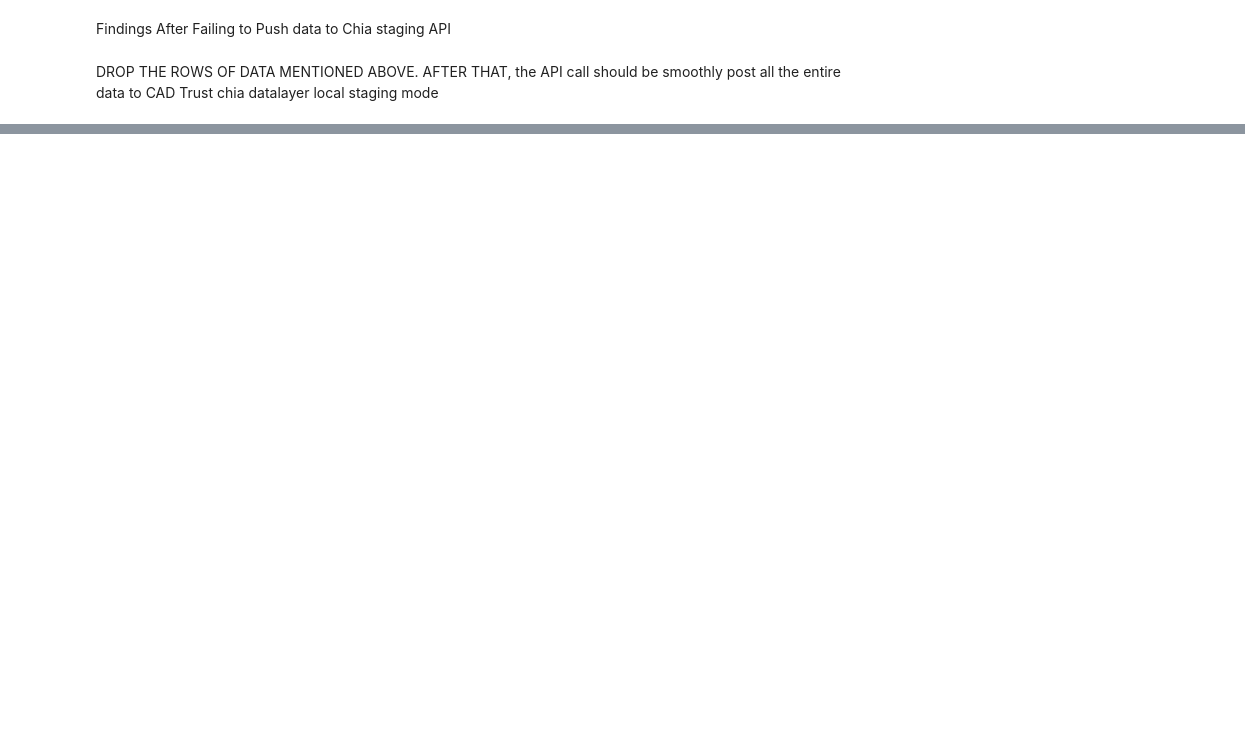
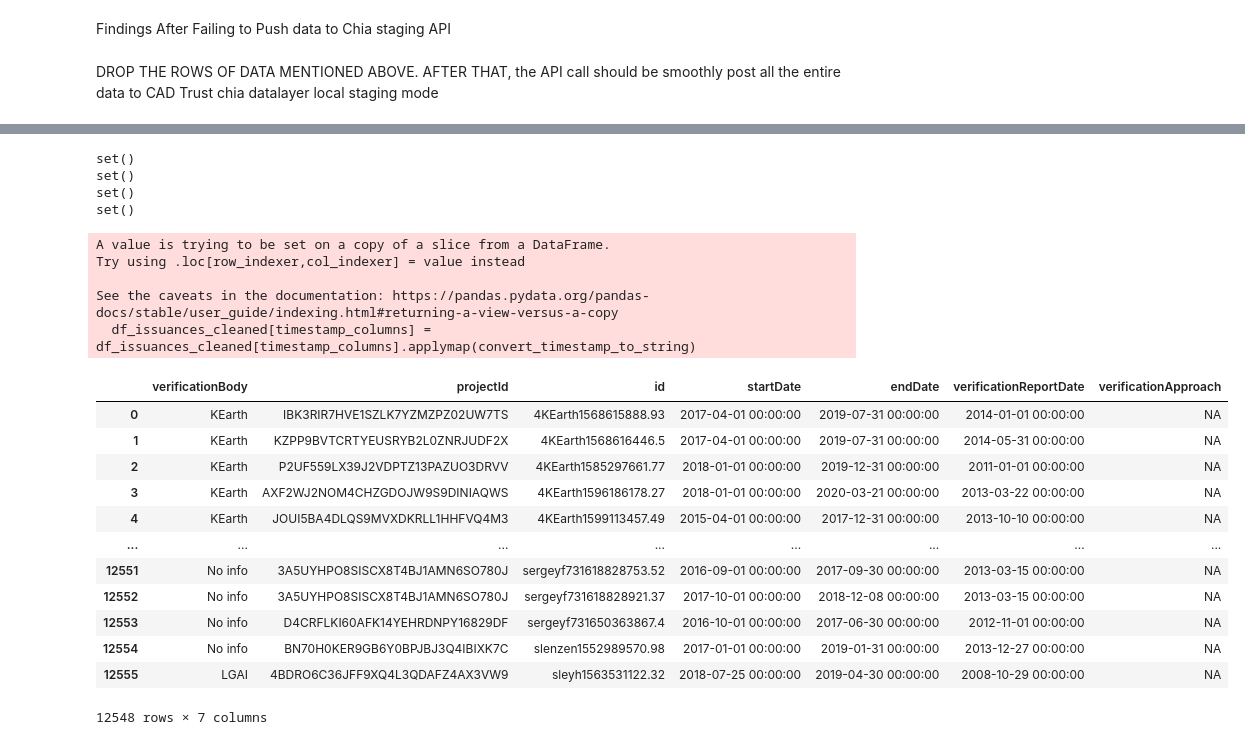
Before and after one commit to erickch123/cdm-unfccc-cadtrust, a Jupyter notebook: clean_cdm_projects.ipynb, the cells around one changed output, grey strips where cells are left out. Saved outputs shown, nothing was run; the diff lists cells and outputs as text; code cells hidden in the pictures; blank space fills up the shorter version.

```diff
--- a/clean_cdm_projects.ipynb
+++ b/clean_cdm_projects.ipynb
@@ -225,2 +730,66 @@ df_cleaned_project
+# %%
+# CHecking qc
+df_units_held.to_excel("./output/CDM_Held_Units_Cleaned.xlsx")
+df_retired_clean.to_excel("./output/CDM_Retired_Units_Cleaned.xlsx")
+# df_issuances.to_excel("./output/CDM_Issuances_Cleaned.xlsx")
+
+df_issuances_cleaned = df_issuances[["verificationBody","projectId","id","startDate","endDate","verificationReportDate","verificationApproach"]]
+unique_ids_held = df_units_held['id'].unique()
+unique_ids_retired = df_retired_clean['id'].unique()
+unique_ids_issuances = df_issuances['id'].unique()
+
+
+df_filtered = df_needed[df_needed['startDate'].dt.year >= 2016]
+
+
+
+print(set((unique_ids_retired))-set((unique_ids_held)))
+print(set((unique_ids_retired))-set((unique_ids_issuances)))
+print(set((unique_ids_issuances))-set((unique_ids_held)))
+print(set((unique_ids_held))-set((unique_ids_issuances)))
+
+def convert_timestamp_to_string(x):
+    if isinstance(x, pd.Timestamp):
+        return x.strftime('%Y-%m-%d %H:%M:%S')
+    return x
+
+# Columns that contain Timestamps
+timestamp_columns = ['startDate', 'endDate', 'verificationReportDate']
+
+# Apply the conversion to the specific columns
+
+# Apply the conversion to the existing timestamp columns
+df_issuances_cleaned[timestamp_columns] = df_issuances_cleaned[timestamp_columns].applymap(convert_timestamp_to_string)
+issuances_grouped = df_issuances_cleaned.groupby('projectId').apply(lambda x: x.to_dict(orient='records')).reset_index(name='issuances')
+
+issuances_grouped['issuances'][0]
+
+
+df_issuances_cleaned
+
+# df_issuances_cleaned
+# %% [output]
+set()
+set()
+set()
+set()
+A value is trying to be set on a copy of a slice from a DataFrame.
+Try using .loc[row_indexer,col_indexer] = value instead
+
+See the caveats in the documentation: https://pandas.pydata.org/pandas-docs/stable/user_guide/indexing.html#returning-a-view-versus-a-copy
+  df_issuances_cleaned[timestamp_columns] = df_issuances_cleaned[timestamp_columns].applymap(convert_timestamp_to_string)
+|  | verificationBody | projectId | id | startDate | endDate | verificationReportDate | verificationApproach |
+| 0 | KEarth | IBK3RIR7HVE1SZLK7YZMZPZ02UW7TS | 4KEarth1568615888.93 | 2017-04-01 00:00:00 | 2019-07-31 00:00:00 | 2014-01-01 00:00:00 | NA |
+| 1 | KEarth | KZPP9BVTCRTYEUSRYB2L0ZNRJUDF2X | 4KEarth1568616446.5 | 2017-04-01 00:00:00 | 2019-07-31 00:00:00 | 2014-05-31 00:00:00 | NA |
+| 2 | KEarth | P2UF559LX39J2VDPTZ13PAZUO3DRVV | 4KEarth1585297661.77 | 2018-01-01 00:00:00 | 2019-12-31 00:00:00 | 2011-01-01 00:00:00 | NA |
+| 3 | KEarth | AXF2WJ2NOM4CHZGDOJW9S9DINIAQWS | 4KEarth1596186178.27 | 2018-01-01 00:00:00 | 2020-03-21 00:00:00 | 2013-03-22 00:00:00 | NA |
+| 4 | KEarth | JOUI5BA4DLQS9MVXDKRLL1HHFVQ4M3 | 4KEarth1599113457.49 | 2015-04-01 00:00:00 | 2017-12-31 00:00:00 | 2013-10-10 00:00:00 | NA |
+| ... | ... | ... | ... | ... | ... | ... | ... |
+| 12551 | No info | 3A5UYHPO8SISCX8T4BJ1AMN6SO780J | sergeyf731618828753.52 | 2016-09-01 00:00:00 | 2017-09-30 00:00:00 | 2013-03-15 00:00:00 | NA |
+| 12552 | No info | 3A5UYHPO8SISCX8T4BJ1AMN6SO780J | sergeyf731618828921.37 | 2017-10-01 00:00:00 | 2018-12-08 00:00:00 | 2013-03-15 00:00:00 | NA |
+| 12553 | No info | D4CRFLKI60AFK14YEHRDNPY16829DF | sergeyf731650363867.4 | 2016-10-01 00:00:00 | 2017-06-30 00:00:00 | 2012-11-01 00:00:00 | NA |
+| 12554 | No info | BN70H0KER9GB6Y0BPJBJ3Q4IBIXK7C | slenzen1552989570.98 | 2017-01-01 00:00:00 | 2019-01-31 00:00:00 | 2013-12-27 00:00:00 | NA |
+| 12555 | LGAI | 4BDRO6C36JFF9XQ4L3QDAFZ4AX3VW9 | sleyh1563531122.32 | 2018-07-25 00:00:00 | 2019-04-30 00:00:00 | 2008-10-29 00:00:00 | NA |
+12548 rows × 7 columns
 # %%
 
```
Also changed, not shown: parts of 26 cells of this notebook, 39 other files.
